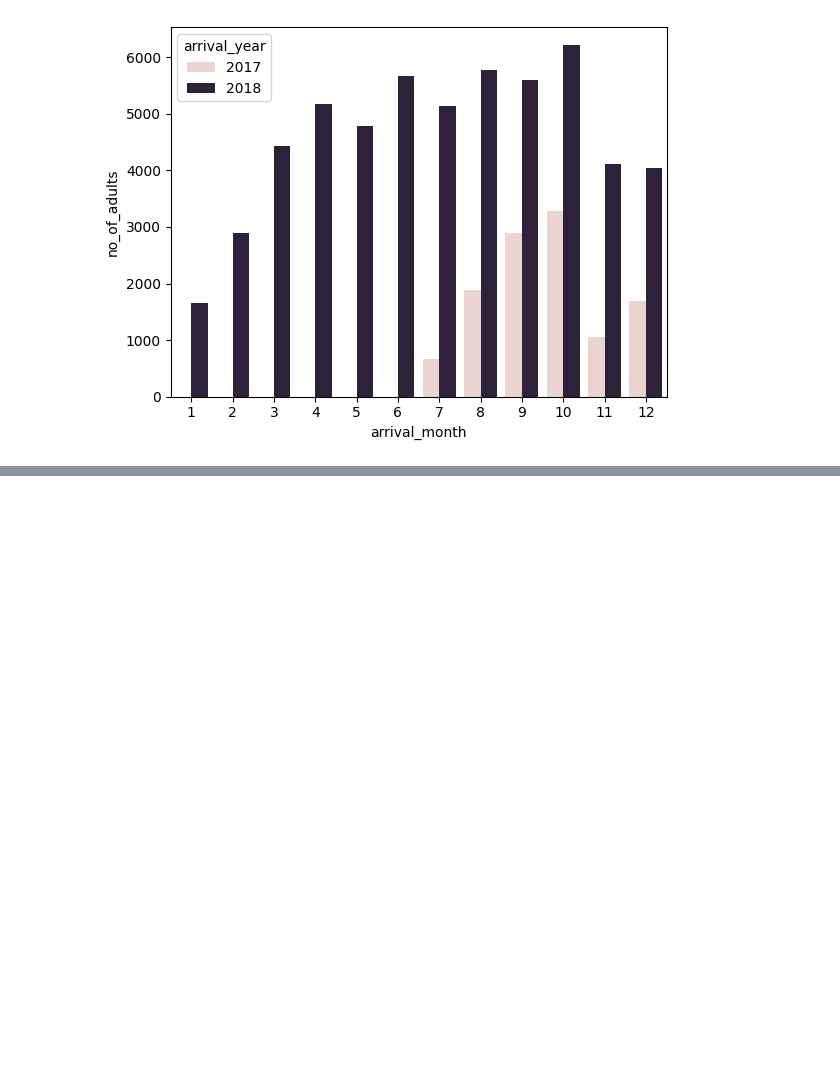
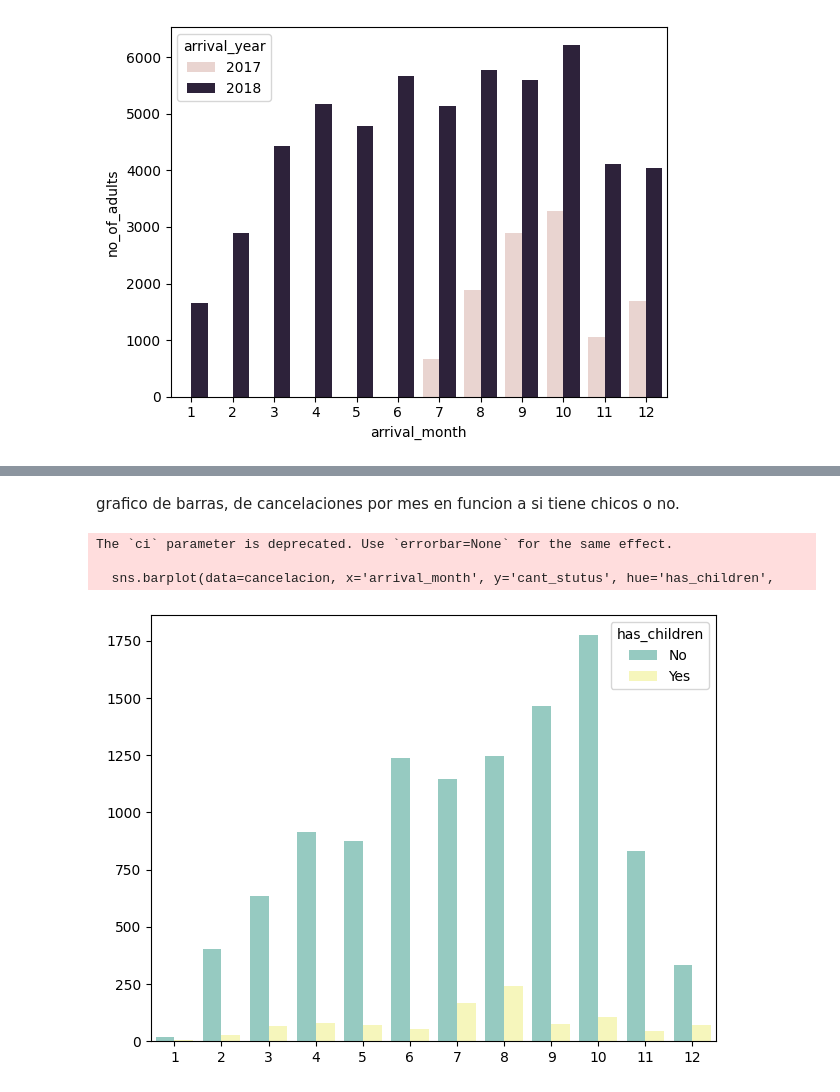
Before and after one commit to AndresCba89/reservas_hoteles, a Jupyter notebook: hotel.ipynb, the cells around one changed output, grey strips where cells are left out. Cells and saved outputs as stored; diff of their text form; code cells hidden in the pictures; blank space fills up the shorter version.

Commit message:
ser realiza analisis de cancelaciones en funcion de niños

```diff
--- a/hotel.ipynb
+++ b/hotel.ipynb
@@ -150,0 +153,3 @@ ax = sns.barplot(x="arrival_month", y='no_of_adults',  data=eje_y, hue="arrival_
+# %%
+dataset3=dataset[['no_of_adults', 'no_of_children','no_of_weekend_nights', 'no_of_week_nights','booking_status','arrival_month']]
+dataset3
@@ -150,0 +172,3 @@ ax = sns.barplot(x="arrival_month", y='no_of_adults',  data=eje_y, hue="arrival_
+# %%
+dataset3["has_children"] = np.where(dataset3['no_of_children']>0, "Yes","No")
+dataset3
@@ -150,0 +196,3 @@ ax = sns.barplot(x="arrival_month", y='no_of_adults',  data=eje_y, hue="arrival_
+# %%
+cancelacion=dataset3.groupby(['arrival_month','has_children','booking_status']).agg(cant_stutus=('booking_status','count')).reset_index()
+cancelacion
@@ -150,0 +219,3 @@ ax = sns.barplot(x="arrival_month", y='no_of_adults',  data=eje_y, hue="arrival_
+# %%
+cancelacion= cancelacion[cancelacion['booking_status'] == 'Canceled']
+cancelacion
@@ -150,0 +240,16 @@ ax = sns.barplot(x="arrival_month", y='no_of_adults',  data=eje_y, hue="arrival_
+# %% [markdown]
+grafico de barras, de cancelaciones por mes en funcion a si tiene chicos o no.
+# %%
+plt.figure()
+sns.barplot(data=cancelacion, x='arrival_month', y='cant_stutus', hue='has_children',
+            estimator='mean', ci=None, palette='Set3')
+plt.title('')
+plt.xlabel('')
+plt.ylabel('')
+plt.tight_layout()
+plt.show()
+# %% [output]
+The `ci` parameter is deprecated. Use `errorbar=None` for the same effect.
+
+  sns.barplot(data=cancelacion, x='arrival_month', y='cant_stutus', hue='has_children',
+[figure, added]
```
Also changed, not shown: parts of 9 cells of this notebook.
